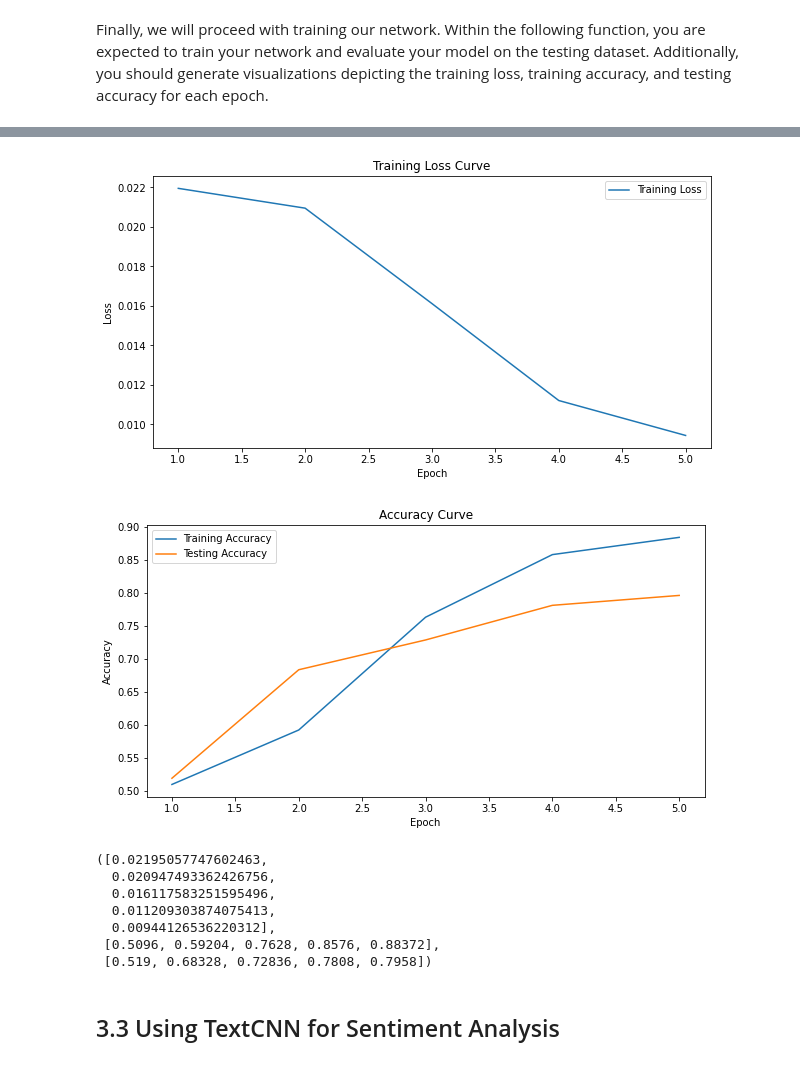
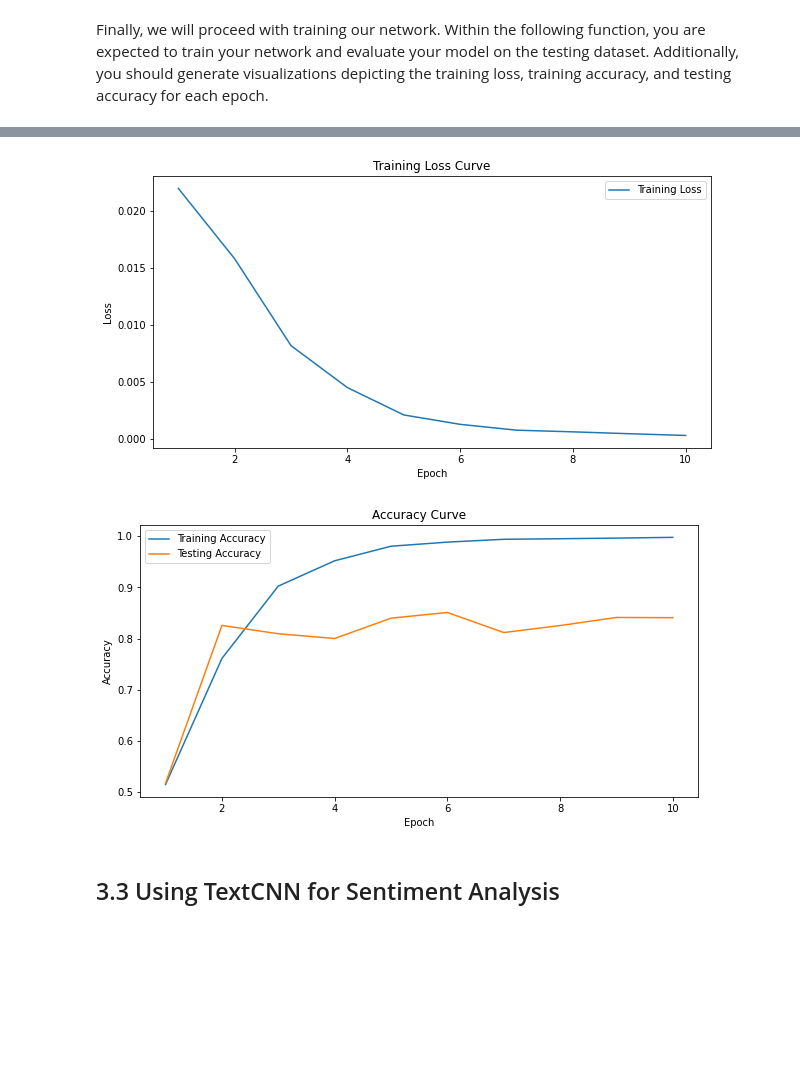
Before and after one commit to XHYuu/AI_Basic_and_Application, a Jupyter notebook: Ass2/Q4/Sentiment analysis.ipynb, the cells around one changed output, grey strips where cells are left out. Saved outputs shown, nothing was run; the diff lists cells and outputs as text; code cells hidden in the pictures; blank space fills up the shorter version.

```diff
--- a/Ass2/Q4/Sentiment analysis.ipynb
+++ b/Ass2/Q4/Sentiment analysis.ipynb
@@ -178,7 +178,7 @@ class BiRNN(nn.Module):
         return outs
         ### END CODE HERE ###
 # %%
-embed_size, num_hiddens, num_layers =  100, 128, 2### YOUR CODE HERE ###
+embed_size, num_hiddens, num_layers =  100, 128, 3### YOUR CODE HERE ###
 net = BiRNN(len(vocab), embed_size, num_hiddens, num_layers)  ### YOUR CODE HERE ###
 # %% [markdown]
 Please initialize the weights of your predefined model.
@@ -286,9 +286,9 @@ def train(net, train_iter, test_iter, loss, trainer, num_epochs):
     return train_losses, train_accuracies, test_accuracies
     ### END CODE HERE ###
 # %%
-lr, num_epochs = 0.01, 10
-trainer = torch.optim.Adam(net.parameters(), lr=lr)
+lr, num_epochs = 0.001, 10
+trainer = torch.optim.AdamW(net.parameters(), lr=lr)
 loss = nn.CrossEntropyLoss(reduction="mean")
 net = net.to(device)
-train(net, train_iter, test_iter, loss, trainer, num_epochs)
+train_losses, train_accuracies, test_accuracies = train(net, train_iter, test_iter, loss, trainer, num_epochs)
 # %% [output]
@@ -300,12 +305,5 @@ Epoch 5: Train Loss = 0.0094, Train Accuracy = 0.8837, Test Accuracy = 0.7958
-[figure, old version]
+[figure, new version]
-[figure, old version]
+[figure, new version]
-([0.02195057747602463,
-  0.020947493362426756,
-  0.016117583251595496,
-  0.011209303874075413,
-  0.00944126536220312],
- [0.5096, 0.59204, 0.7628, 0.8576, 0.88372],
- [0.519, 0.68328, 0.72836, 0.7808, 0.7958])
 # %% [markdown]
 ##  3.3 Using TextCNN for Sentiment Analysis
 # %% [markdown]
```
Also changed, not shown: parts of 4 cells of this notebook.
